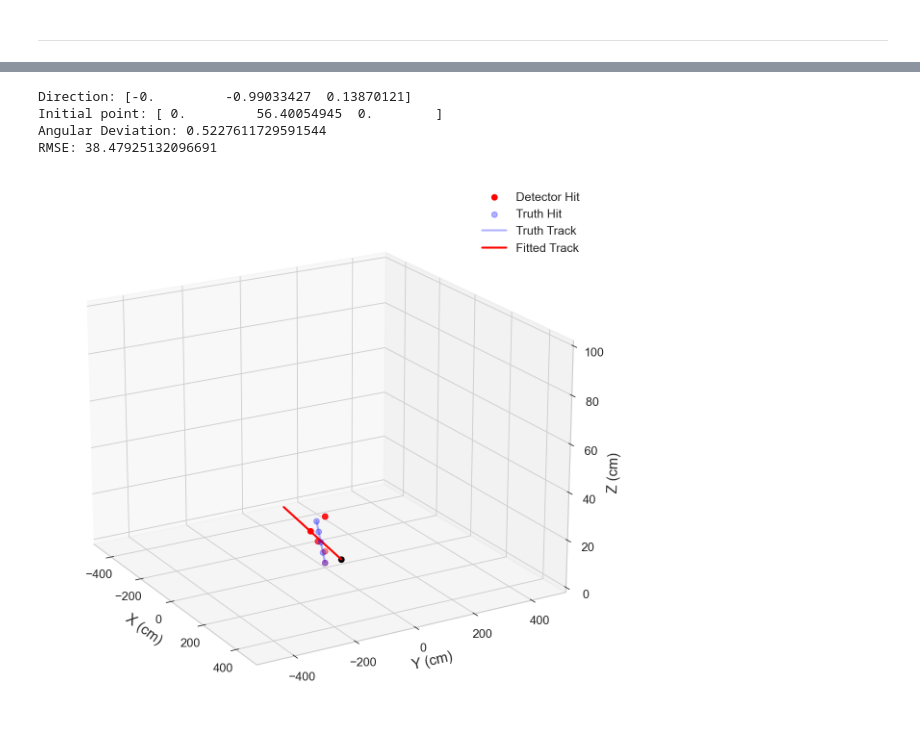
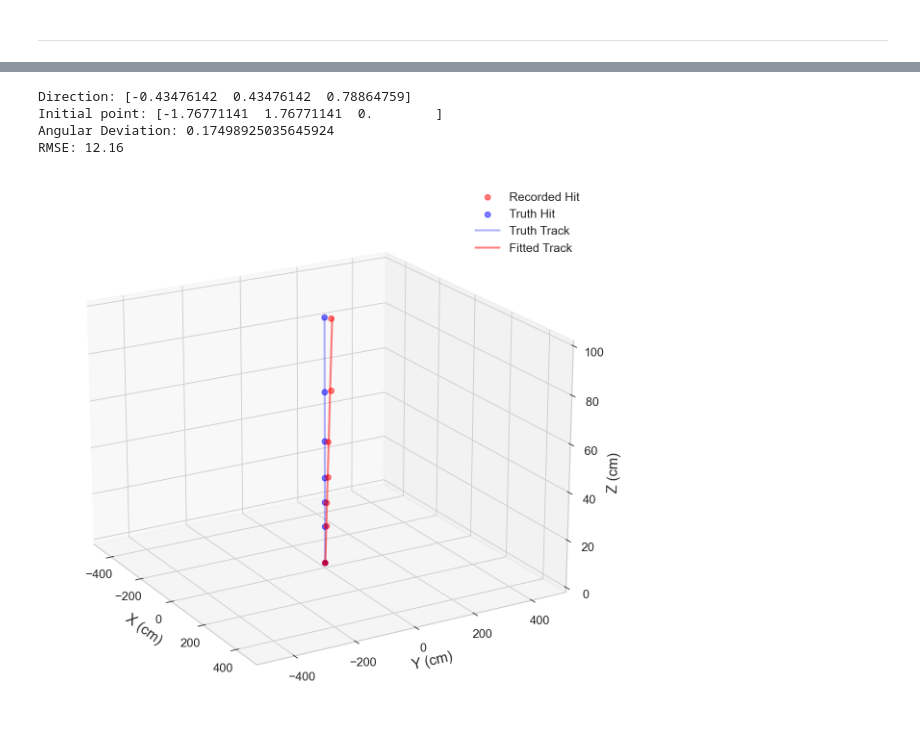
Before and after one commit to Xilicon02/FinalProject, a Jupyter notebook: main.ipynb, the cells around one changed output, grey strips where cells are left out. Saved outputs shown, nothing was run; the diff lists cells and outputs as text; code cells hidden in the pictures.

```diff
--- a/main.ipynb
+++ b/main.ipynb
@@ -85,23 +87,23 @@ data_io.save_truth_data(detectors, P1)
 -----
 # %%
 # Read detector data and scatter
-detector_data = pd.read_csv('data/detectors.csv')
+recorded_data = pd.read_csv('data/detectors.csv')
 truth_data = pd.read_csv('data/particle.csv')
 
-points = detector_data[['x', 'y', 'z']].values
-track = truth_data[['x', 'y', 'z']].values
-x, y, z = points.T
-tx, ty, tz = track.T
+recorded = recorded_data[['x', 'y', 'z']].values
+truth = truth_data[['x', 'y', 'z']].values
+rx, ry, rz = recorded.T
+tx, ty, tz = truth.T
 
-for i in range(len(x)):
-    print(f"Detector {i} Center: ({x[i]}, {y[i]}, {z[i]}) vs. Truth Particle ({tx[i]}, {ty[i]}, {tz[i]})")
+for i in range(len(rx)):
+    print(f"Recorded data: ({rx[i]}, {ry[i]}, {rz[i]}) vs. Truth data ({tx[i]}, {ty[i]}, {tz[i]})")
 
 
 fig = plt.figure(figsize=(10, 10))
 ax = fig.add_subplot(111, projection='3d')
 configure_plot(ax)
 
-ax.scatter(x, y, z, c='r', s=30, label='Detector Hit', marker='o', alpha=0.5)
+ax.scatter(rx, ry, rz, c='r', s=30, label='Detector Hit', marker='o', alpha=0.5)
 ax.scatter(tx, ty, tz, c='b', s=30, label='Truth Hit', marker='o', alpha=0.3)
 
 
@@ -117,32 +121,37 @@ Detector 4 Center: (0, 0, 20) vs. Truth Particle (21.10201889596821, -41.6092692
 # %%
-centroid, direction, init_point = fit_utils.PCA_Fit(points)
+# Use PCA Fit
+centroid, direction, init_point = fit_utils.PCA_Fit(recorded)
 
-t_vals = np.linspace(0, 200, 200)
-line_points = init_point  + t_vals[:, np.newaxis] * direction
-
-
+# Get direction and initial point
 print(f"Direction: {direction}")
 print(f"Initial point: {init_point}")
 
+# Evaluate the Fit result: angular deviation and RMSE
 evaluation.angular_deviation(P1.direction, direction)
-evaluation.compute_rmse(track, evaluation.get_points(detectors, centroid, direction))
+evaluation.compute_rmse(truth, evaluation.get_points(detectors, centroid, direction))
 
+
+# Draw
 fig = plt.figure(figsize=(10, 10))
 ax = fig.add_subplot(111, projection='3d')
 configure_plot(ax)
 
-ax.scatter(x, y, z, c='r', s=30, label='Detector Hit', marker='o')
-ax.scatter(tx, ty, tz, c='b', s=30, label='Truth Hit', marker='o', alpha=0.3)
+zs = [truth[:,2].min(), truth[:,2].max()]
+ys = init_point[1] + (zs - init_point[2]) * direction[1] / direction[2]
+xs = init_point[0] + (zs - init_point[2]) * direction[0] / direction[2]
+
+ax.scatter(rx, ry, rz, c='r', s=30, label='Recorded Hit', marker='o', alpha=0.5)
+ax.scatter(tx, ty, tz, c='b', s=30, label='Truth Hit', marker='o', alpha=0.5)
+ax.scatter(init_point[0], init_point[1], init_point[2], c='r')
 ax.plot(tx, ty, tz, c='b', label='Truth Track', alpha=0.3)
-ax.plot(line_points[:, 0], line_points[:, 1], line_points[:, 2], c='r', label='Fitted Track')
-ax.scatter(init_point[0], init_point[1], init_point[2], c='black', s=30)
+ax.plot(xs, ys, zs, c='r', label='Fitted Track', alpha=0.5)
 
 ax.legend()
 plt.show()
 # %% [output]
-Direction: [-0.         -0.99033427  0.13870121]
-Initial point: [ 0.         56.40054945  0.        ]
-Angular Deviation: 0.5227611729591544
-RMSE: 38.47925132096691
+Direction: [-0.43476142  0.43476142  0.78864759]
+Initial point: [-1.76771141  1.76771141  0.        ]
+Angular Deviation: 0.17498925035645924
+RMSE: 12.16
-[figure, old version]
+[figure, new version]
 # %%
```
Also changed, not shown: parts of 6 cells of this notebook, 15 other files.
